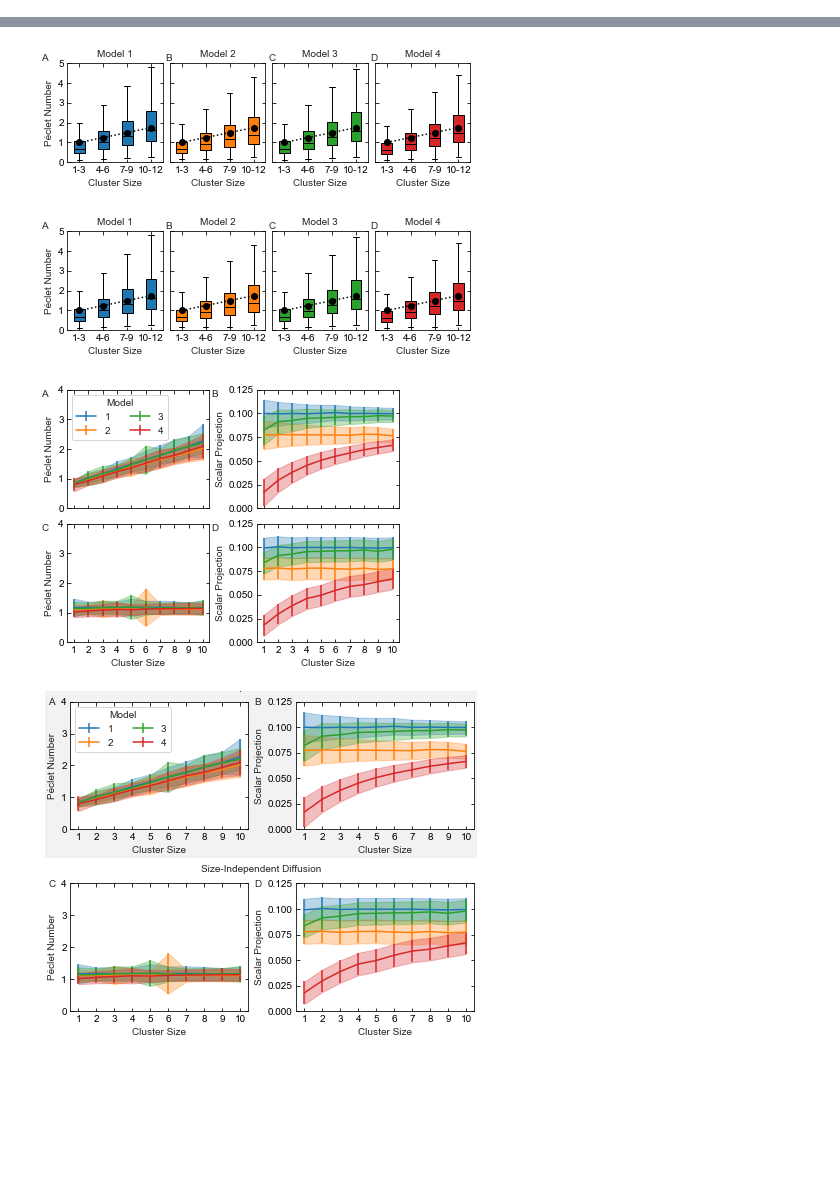
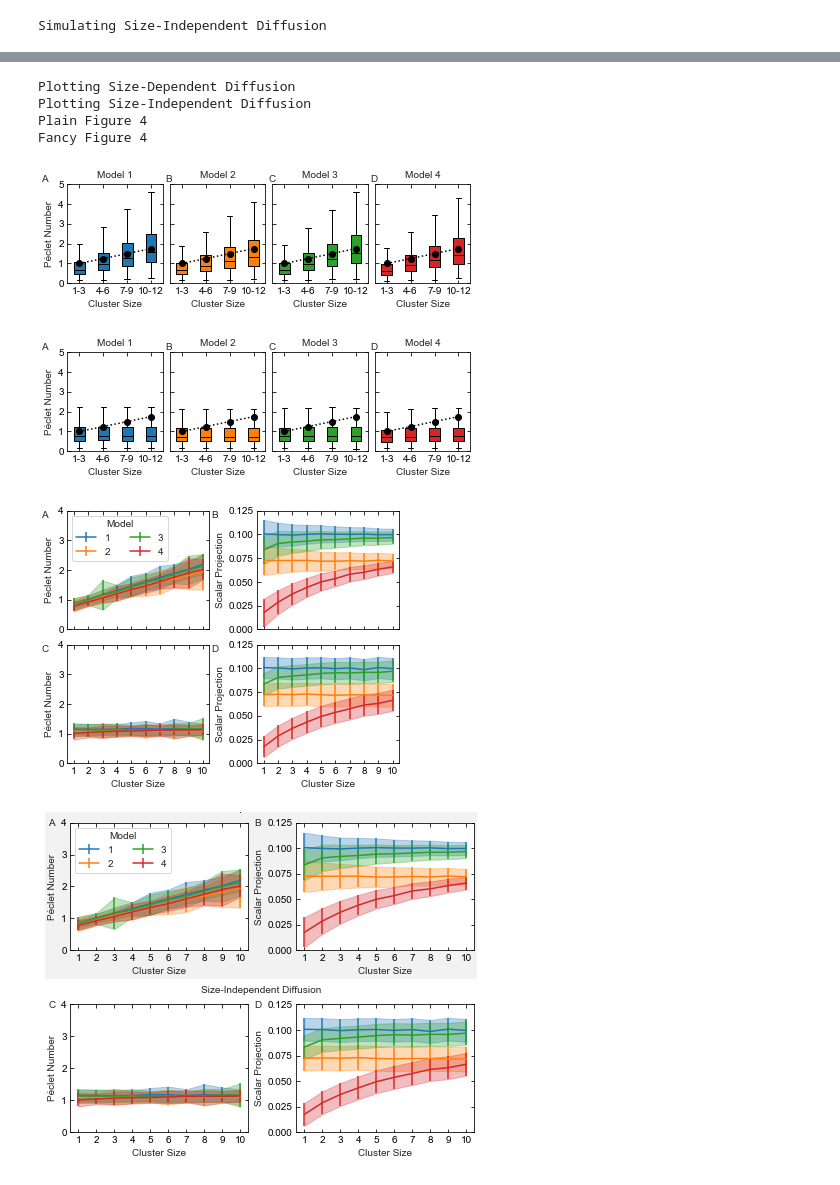
Before and after one commit to zmurchok/par-protein-transport-model, a Jupyter notebook: Fig3-4.ipynb, the cells around one changed output, grey strips where cells are left out. Drawn from its saved outputs; the diff is of its cells as text; code cells hidden in the pictures; blank space fills up the shorter version.

Commit message:
small update to data processing flow

```diff
--- a/Fig3-4.ipynb
+++ b/Fig3-4.ipynb
@@ -414,20 +414,20 @@ def make_lineplots_v2(sizediff,constdiff,M,models,pars,fname):
 # %%
 print('Plot Setup')
 plot_setup()
+models = [1,2,3,4]
+M = 12
 
 if not (os.path.isfile('data/Fig3_Data.pkl') & os.path.isfile('data/Fig3_Data_ConstantDiff.pkl') & os.path.isfile('data/Fig3_ParamSets.pkl')):
     #generate parameter sets
     num_cells = 100
-    M = 12
     sigma = 0.01
     mu_list = np.random.default_rng().uniform(0.05,0.2,num_cells)
     kon_list = np.random.default_rng().uniform(0.1,10,num_cells)
     kon1_list = np.random.default_rng().uniform(0,10,num_cells)
-    models = [1,2,3,4]
     pars = [(*p,mod) for p in zip(mu_list,sigma*np.ones(num_cells),kon_list,kon1_list,M*np.ones(num_cells)) for mod in models]
 
     with open('data/Fig3_ParamSets.pkl','wb') as f:
-        pickle.dump(list(zip(mu_list,sigma*np.ones(num_cells),kon_list,kon1_list)),f)
+        pickle.dump(pars,f)
 
 
     print('Simulating Size-Dependent Diffusion')
@@ -437,13 +437,21 @@ if not (os.path.isfile('data/Fig3_Data.pkl') & os.path.isfile('data/Fig3_Data_Co
     with open('data/Fig3_Data.pkl','wb') as f:
         pickle.dump(sizediff,f)
 
-    print('Simulating Size-Indenpent Diffusion')
+    print('Simulating Size-Independent Diffusion')
     diff_flag = 0
     constdiff = Parallel(n_jobs = -1, verbose = 1)(delayed(mc)(*p,diff_flag) for p in pars)
 
     with open('data/Fig3_Data_ConstantDiff.pkl','wb') as f:
         pickle.dump(constdiff,f)
 
+with open('data/Fig3_Data.pkl','rb') as f:
+    sizediff = pickle.load(f)
+
+with open('data/Fig3_Data_ConstantDiff.pkl','rb') as f:
+    constdiff = pickle.load(f)
+
+with open('data/Fig3_ParamSets.pkl','rb') as f:
+    pars = pickle.load(f)
 
 print('Plotting Size-Dependent Diffusion')
 fname = 'figures/Fig3'
@@ -452,8 +460,7 @@ make_boxplots(sizediff,M,models,pars,fname)
 
 print('Plotting Size-Independent Diffusion')
 fname = 'figures/Fig3_ConstDiff'
-make_boxplots(sizediff,M,models,pars,fname)
-
+make_boxplots(constdiff,M,models,pars,fname)
 
 print('Plain Figure 4')
 fname = 'figures/Fig4_notitles_nobackground'
@@ -471,0 +480 @@ Fancy Figure 4
+Simulating Size-Independent Diffusion
@@ -472,4 +485,8 @@ Fancy Figure 4
+Plotting Size-Dependent Diffusion
+Plotting Size-Independent Diffusion
+Plain Figure 4
+Fancy Figure 4
 [figure]
-[figure, old version]
+[figure, new version]
-[figure, old version]
+[figure, new version]
-[figure, old version]
+[figure, new version]
```
Also changed, not shown: parts of 1 cell of this notebook, 1 other file.
